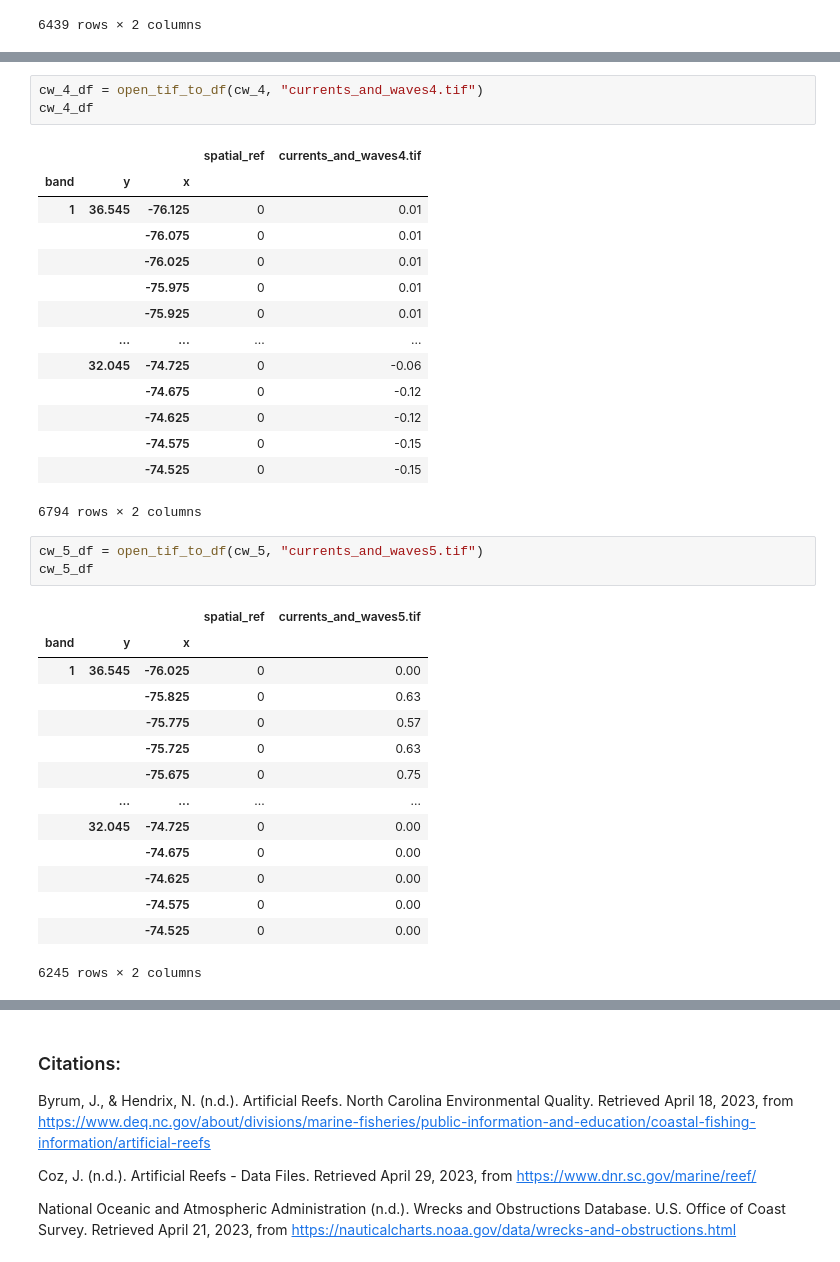
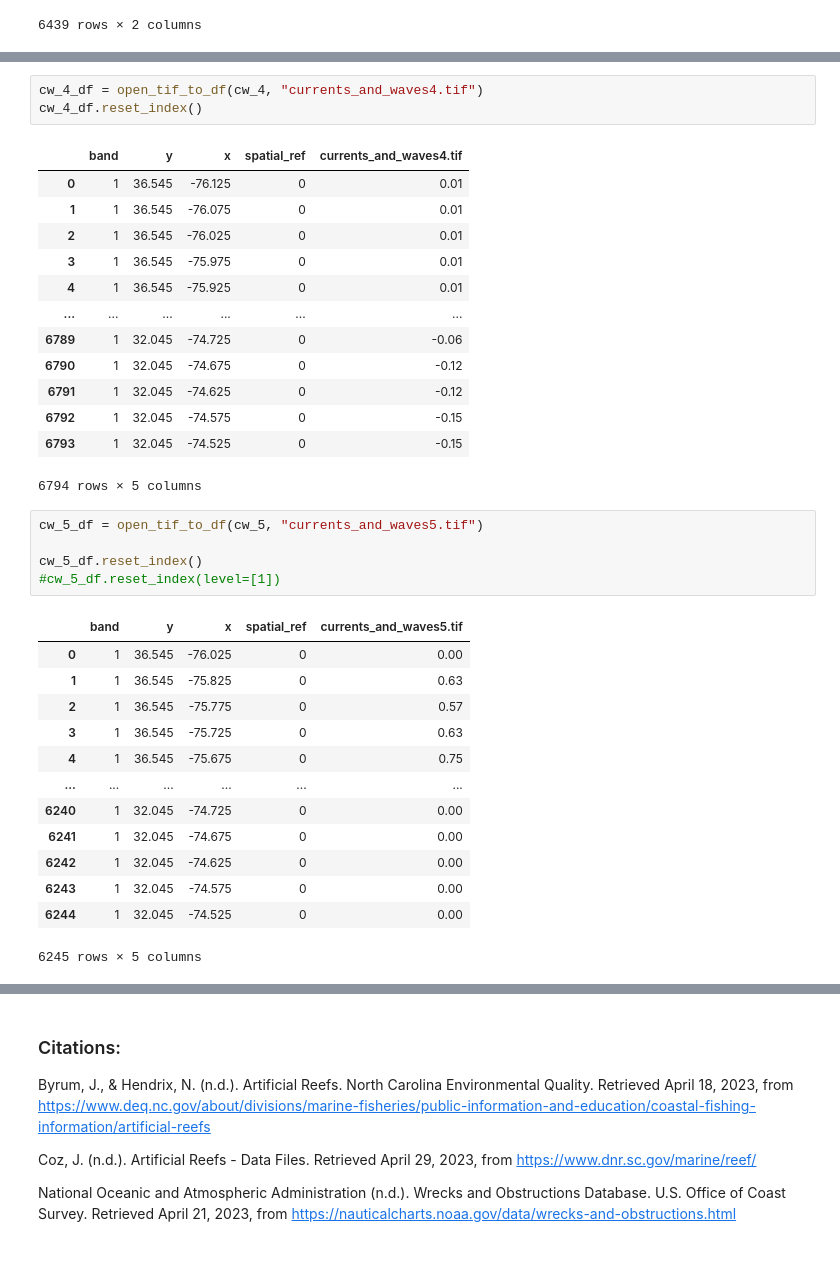
Before and after one commit to allisonw5/seafloor-objects, a Jupyter notebook: ea-capstone-2023.ipynb, the cells around one changed output, grey strips where cells are left out. Drawn from its saved outputs; the diff is of its cells as text.

```diff
--- a/ea-capstone-2023.ipynb
+++ b/ea-capstone-2023.ipynb
@@ -619,38 +645,38 @@ cw_3_df
 # %%
 cw_4_df = open_tif_to_df(cw_4, "currents_and_waves4.tif")
-cw_4_df
+cw_4_df.reset_index()
 # %% [output]
-|  |  |  | spatial_ref | currents_and_waves4.tif |
-| band | y | x |  |  |
-| 1 | 36.545 | -76.125 | 0 | 0.01 |
-|  |  | -76.075 | 0 | 0.01 |
-|  |  | -76.025 | 0 | 0.01 |
-|  |  | -75.975 | 0 | 0.01 |
-|  |  | -75.925 | 0 | 0.01 |
-|  | ... | ... | ... | ... |
-|  | 32.045 | -74.725 | 0 | -0.06 |
-|  |  | -74.675 | 0 | -0.12 |
-|  |  | -74.625 | 0 | -0.12 |
-|  |  | -74.575 | 0 | -0.15 |
-|  |  | -74.525 | 0 | -0.15 |
+|  | band | y | x | spatial_ref | currents_and_waves4.tif |
+| 0 | 1 | 36.545 | -76.125 | 0 | 0.01 |
+| 1 | 1 | 36.545 | -76.075 | 0 | 0.01 |
+| 2 | 1 | 36.545 | -76.025 | 0 | 0.01 |
+| 3 | 1 | 36.545 | -75.975 | 0 | 0.01 |
+| 4 | 1 | 36.545 | -75.925 | 0 | 0.01 |
+| ... | ... | ... | ... | ... | ... |
+| 6789 | 1 | 32.045 | -74.725 | 0 | -0.06 |
+| 6790 | 1 | 32.045 | -74.675 | 0 | -0.12 |
+| 6791 | 1 | 32.045 | -74.625 | 0 | -0.12 |
+| 6792 | 1 | 32.045 | -74.575 | 0 | -0.15 |
+| 6793 | 1 | 32.045 | -74.525 | 0 | -0.15 |
-6794 rows × 2 columns
+6794 rows × 5 columns
 # %%
 cw_5_df = open_tif_to_df(cw_5, "currents_and_waves5.tif")
-cw_5_df
+
+cw_5_df.reset_index()
+#cw_5_df.reset_index(level=[1])
 # %% [output]
-|  |  |  | spatial_ref | currents_and_waves5.tif |
-| band | y | x |  |  |
-| 1 | 36.545 | -76.025 | 0 | 0.00 |
-|  |  | -75.825 | 0 | 0.63 |
-|  |  | -75.775 | 0 | 0.57 |
-|  |  | -75.725 | 0 | 0.63 |
-|  |  | -75.675 | 0 | 0.75 |
-|  | ... | ... | ... | ... |
-|  | 32.045 | -74.725 | 0 | 0.00 |
-|  |  | -74.675 | 0 | 0.00 |
-|  |  | -74.625 | 0 | 0.00 |
-|  |  | -74.575 | 0 | 0.00 |
-|  |  | -74.525 | 0 | 0.00 |
+|  | band | y | x | spatial_ref | currents_and_waves5.tif |
+| 0 | 1 | 36.545 | -76.025 | 0 | 0.00 |
+| 1 | 1 | 36.545 | -75.825 | 0 | 0.63 |
+| 2 | 1 | 36.545 | -75.775 | 0 | 0.57 |
+| 3 | 1 | 36.545 | -75.725 | 0 | 0.63 |
+| 4 | 1 | 36.545 | -75.675 | 0 | 0.75 |
+| ... | ... | ... | ... | ... | ... |
+| 6240 | 1 | 32.045 | -74.725 | 0 | 0.00 |
+| 6241 | 1 | 32.045 | -74.675 | 0 | 0.00 |
+| 6242 | 1 | 32.045 | -74.625 | 0 | 0.00 |
+| 6243 | 1 | 32.045 | -74.575 | 0 | 0.00 |
+| 6244 | 1 | 32.045 | -74.525 | 0 | 0.00 |
-6245 rows × 2 columns
+6245 rows × 5 columns
 # %%
 # Prediction Data
```
Also changed, not shown: parts of 11 cells of this notebook, 1 other file.
